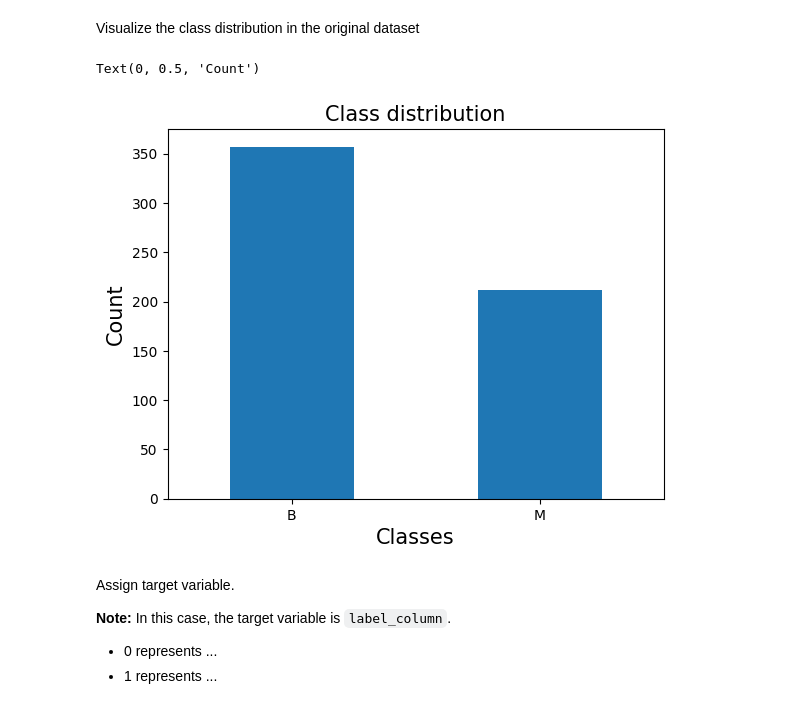
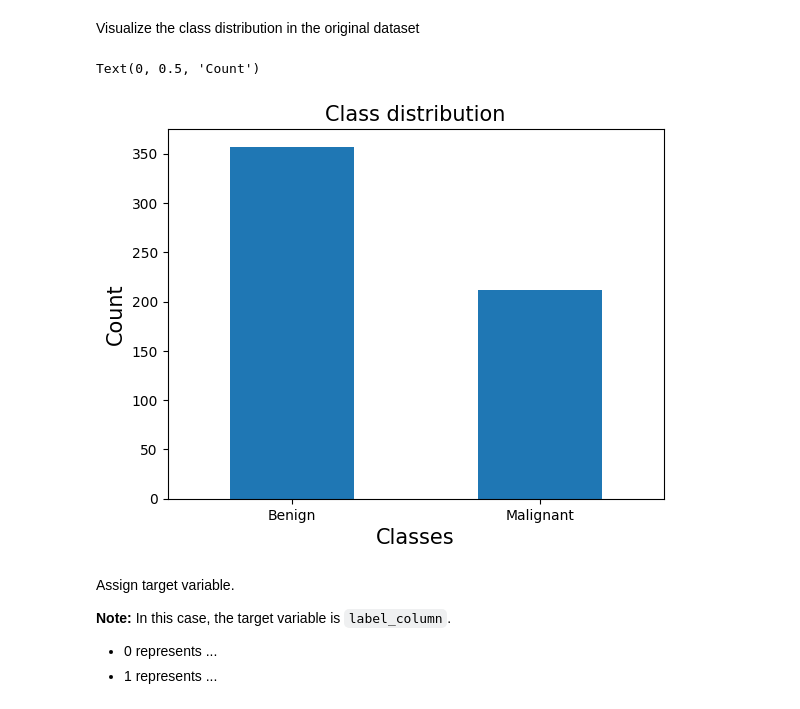
Before and after one commit to duyphuc0701/Project2-AI-Decision-Tree, a Jupyter notebook: breast_cancer/breast_cancer.ipynb, the cells around one changed output. Drawn from its saved outputs; the diff is of its cells as text; code cells hidden in the pictures.

```diff
--- a/breast_cancer/breast_cancer.ipynb
+++ b/breast_cancer/breast_cancer.ipynb
@@ -135,6 +135,8 @@ Name: proportion, dtype: float64
 **Comment:**
 # %% [markdown]
 ### **1.3. Feature selection and transformation**
+# %%
+data["diagnosis"] = data["diagnosis"].map({"B": 0, "M": 1})
 # %% [markdown]
 ### **2.1. Preparing training and test datasets**
 # %% [markdown]
@@ -142,12 +144,12 @@ Visualize the class distribution in the original dataset
 # %%
 data["diagnosis"].value_counts(sort=True).plot(kind='bar')
 plt.title('Class distribution', fontsize = 15)
 plt.xlabel('Classes', fontsize = 15)
-plt.xticks(rotation=360)
+plt.xticks(ticks=[0, 1], labels=["Benign", "Malignant"], rotation=360)
 plt.ylabel('Count', fontsize = 15)
 # %% [output]
 Text(0, 0.5, 'Count')
-[figure, old version]
+[figure, new version]
 # %% [markdown]
 Assign target variable.
 
```
